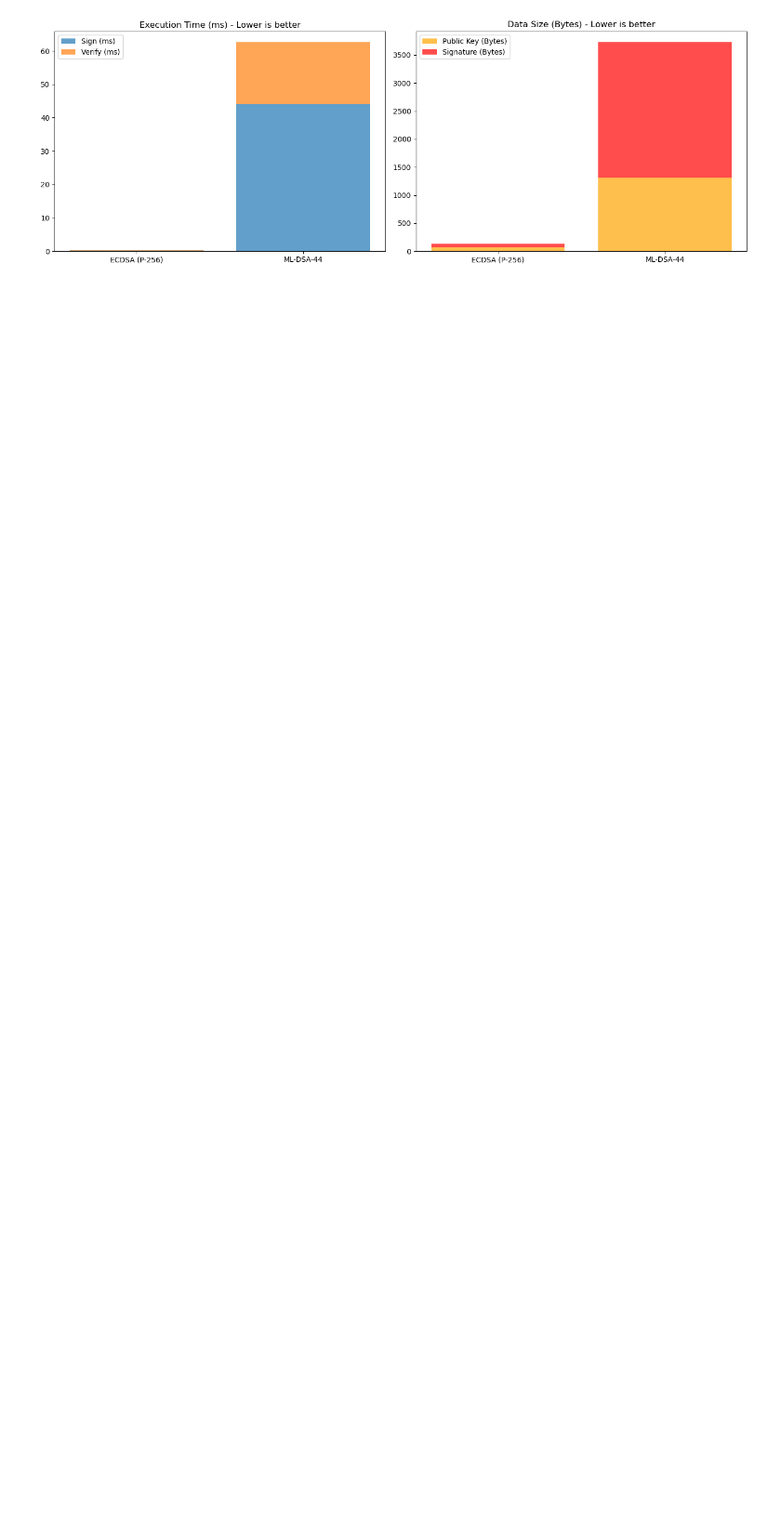
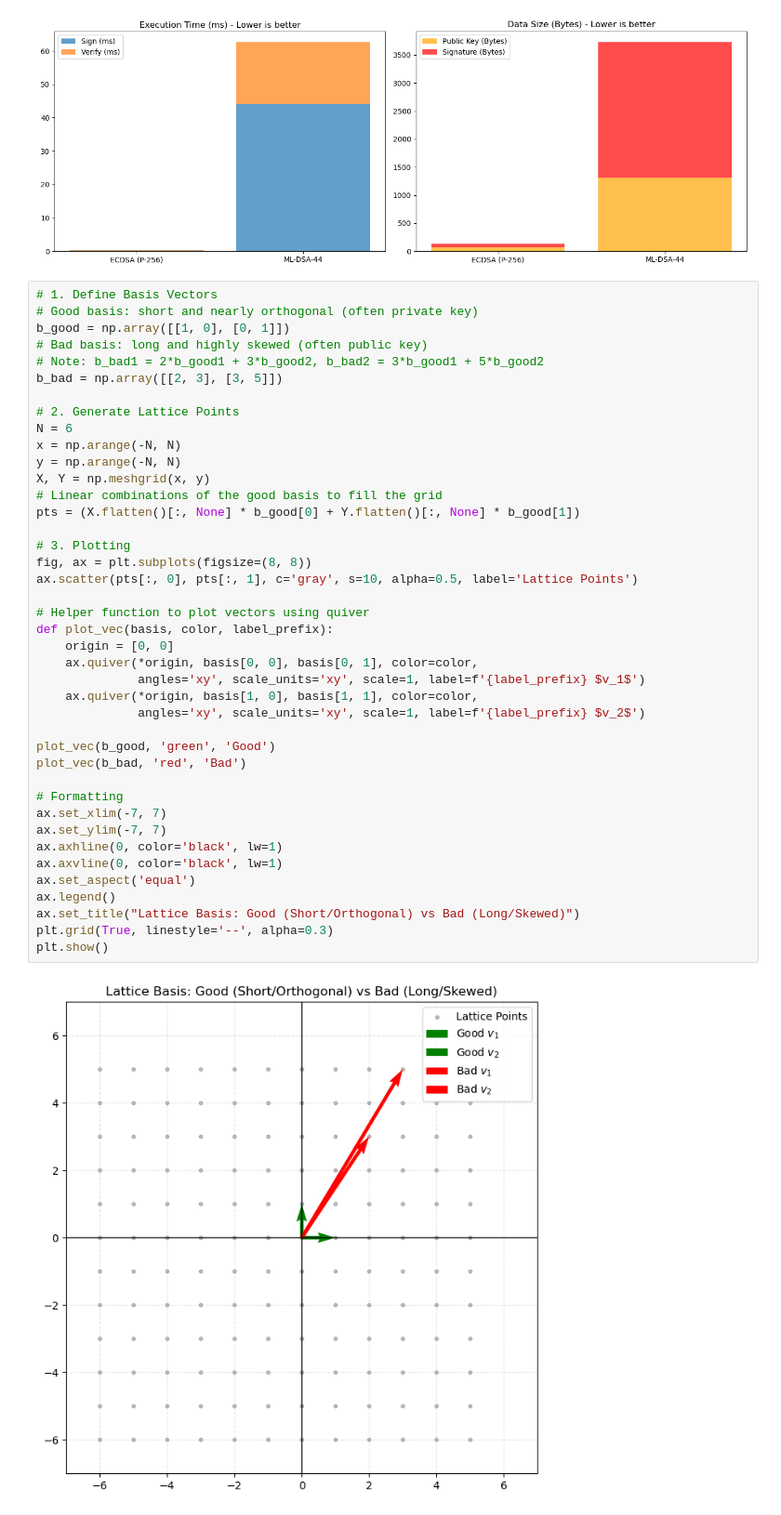
Before and after one commit to liliIvanova/SoftUniCources, a Jupyter notebook: Math_Concepts_for_Developers/Project/ML-DSA_Project.ipynb, the cells around one changed output. Shown at 93% size. Drawn from its saved outputs; the diff is of its cells as text; blank space fills up the shorter version.

Commit message:
Update ML-DSA_Project.ipynb
Added graphical representation of lattices with rank = 2. Added "good" and "bad" basis for standard and module lattices.

```diff
--- a/Math_Concepts_for_Developers/Project/ML-DSA_Project.ipynb
+++ b/Math_Concepts_for_Developers/Project/ML-DSA_Project.ipynb
@@ -240,3 +242,46 @@ plt.tight_layout()
 plt.show()
 # %% [output]
 [figure]
+# %%
+# 1. Define Basis Vectors
+# Good basis: short and nearly orthogonal (often private key)
+b_good = np.array([[1, 0], [0, 1]])
+# Bad basis: long and highly skewed (often public key)
+# Note: b_bad1 = 2*b_good1 + 3*b_good2, b_bad2 = 3*b_good1 + 5*b_good2
+b_bad = np.array([[2, 3], [3, 5]])
+
+# 2. Generate Lattice Points
+N = 6
+x = np.arange(-N, N)
+y = np.arange(-N, N)
+X, Y = np.meshgrid(x, y)
+# Linear combinations of the good basis to fill the grid
+pts = (X.flatten()[:, None] * b_good[0] + Y.flatten()[:, None] * b_good[1])
+
+# 3. Plotting
+fig, ax = plt.subplots(figsize=(8, 8))
+ax.scatter(pts[:, 0], pts[:, 1], c='gray', s=10, alpha=0.5, label='Lattice Points')
+
+# Helper function to plot vectors using quiver
+def plot_vec(basis, color, label_prefix):
+    origin = [0, 0]
+    ax.quiver(*origin, basis[0, 0], basis[0, 1], color=color,
+              angles='xy', scale_units='xy', scale=1, label=f'{label_prefix} $v_1$')
+    ax.quiver(*origin, basis[1, 0], basis[1, 1], color=color,
+              angles='xy', scale_units='xy', scale=1, label=f'{label_prefix} $v_2$')
+
+plot_vec(b_good, 'green', 'Good')
+plot_vec(b_bad, 'red', 'Bad')
+
+# Formatting
+ax.set_xlim(-7, 7)
+ax.set_ylim(-7, 7)
+ax.axhline(0, color='black', lw=1)
+ax.axvline(0, color='black', lw=1)
+ax.set_aspect('equal')
+ax.legend()
+ax.set_title("Lattice Basis: Good (Short/Orthogonal) vs Bad (Long/Skewed)")
+plt.grid(True, linestyle='--', alpha=0.3)
+plt.show()
+# %% [output]
+[figure, added]
```
Also changed, not shown: parts of 3 cells of this notebook.
